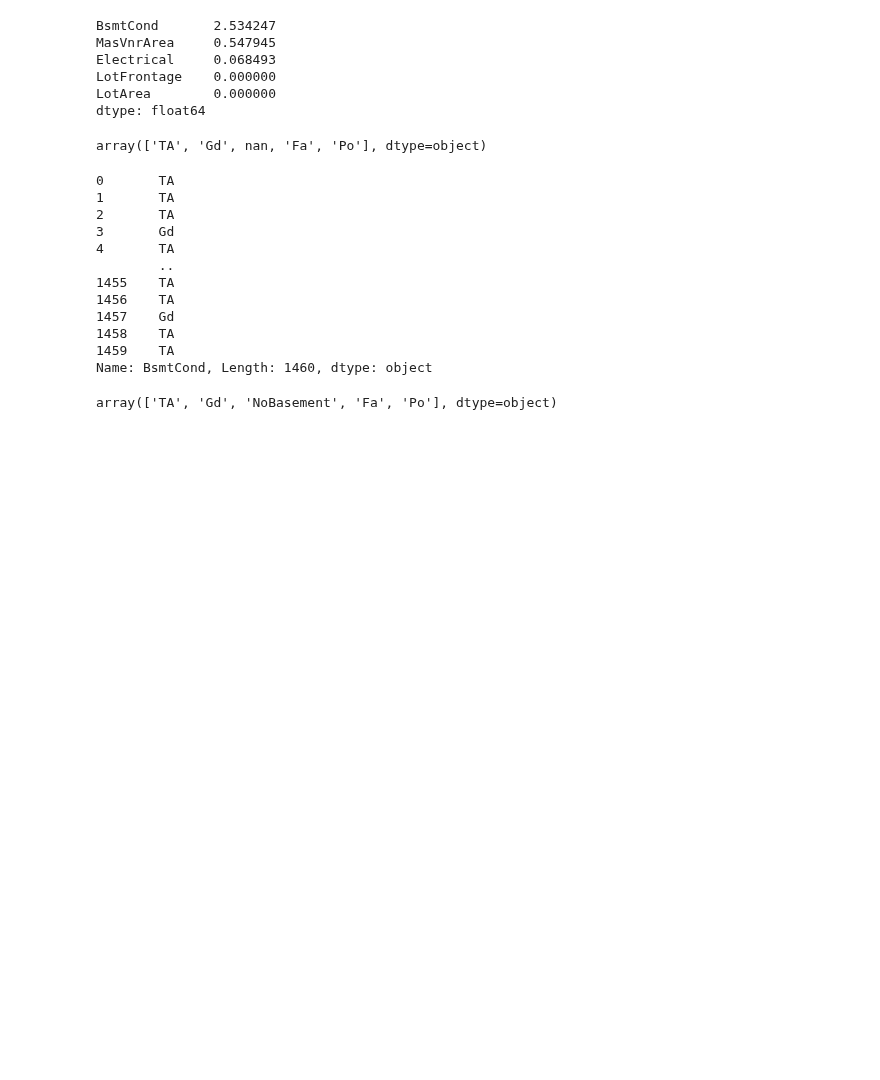
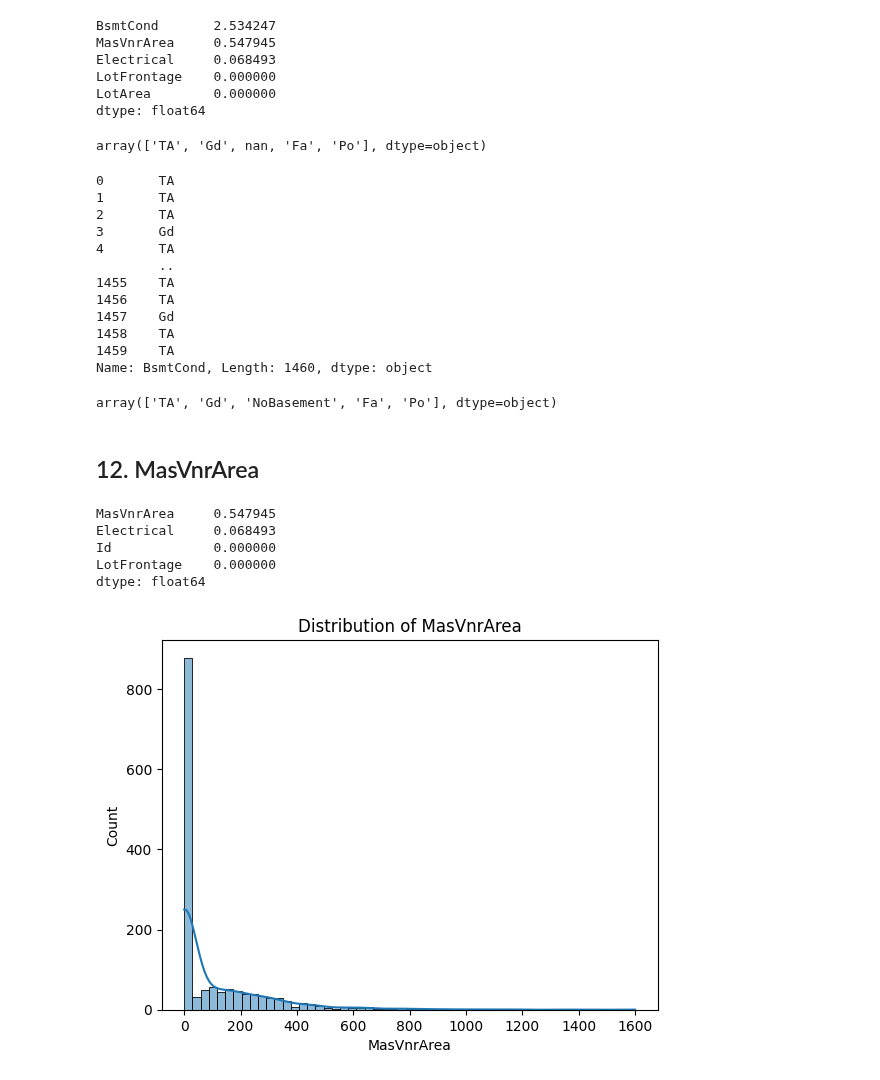
Before and after one commit to akhyear/house_price_prediction, a Jupyter notebook: train_code.ipynb, the cells around one changed output. Drawn from its saved outputs; the diff is of its cells as text; code cells hidden in the pictures; blank space fills up the shorter version.

Commit message:
Handling 'MasVnrArea' Null value

```diff
--- a/train_code.ipynb
+++ b/train_code.ipynb
@@ -832,3 +832,19 @@ Name: BsmtCond, Length: 1460, dtype: object
 df['BsmtCond'].unique()
 # %% [output]
 array(['TA', 'Gd', 'NoBasement', 'Fa', 'Po'], dtype=object)
+# %% [markdown]
+## 12. MasVnrArea
+# %%
+df.isnull().mean().sort_values(ascending=False).head(4) * 100
+# %% [output]
+MasVnrArea     0.547945
+Electrical     0.068493
+Id             0.000000
+LotFrontage    0.000000
+dtype: float64
+# %%
+sns.histplot(df['MasVnrArea'], kde=True)
+plt.title('Distribution of MasVnrArea')
+plt.show()
+# %% [output]
+[figure, added]
```
Also changed, not shown: parts of 8 cells of this notebook.
